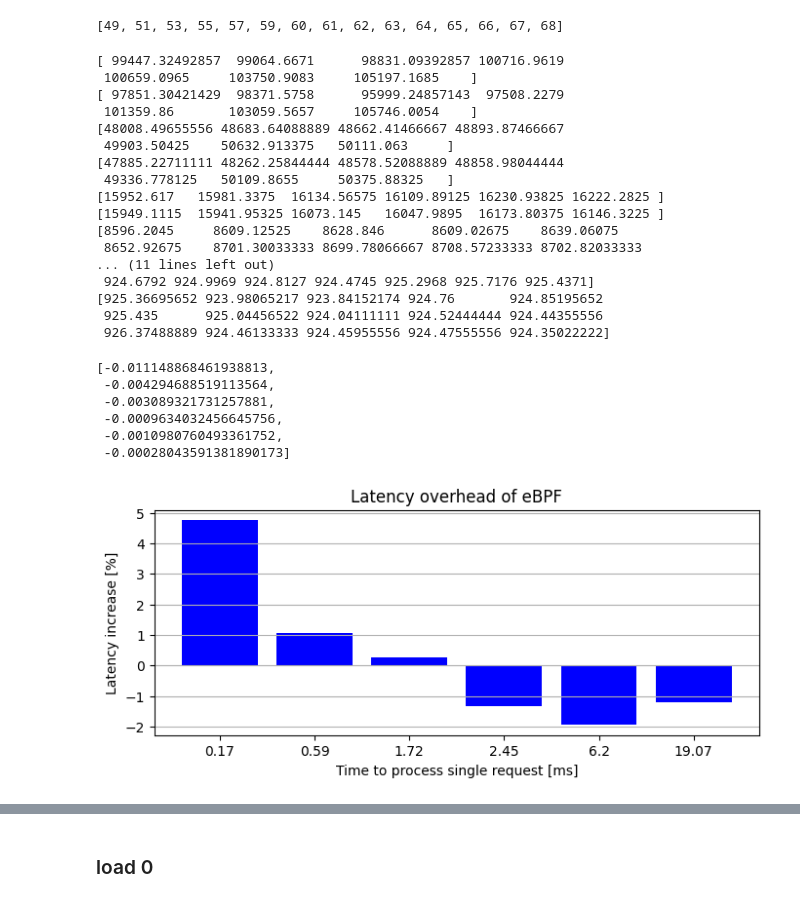
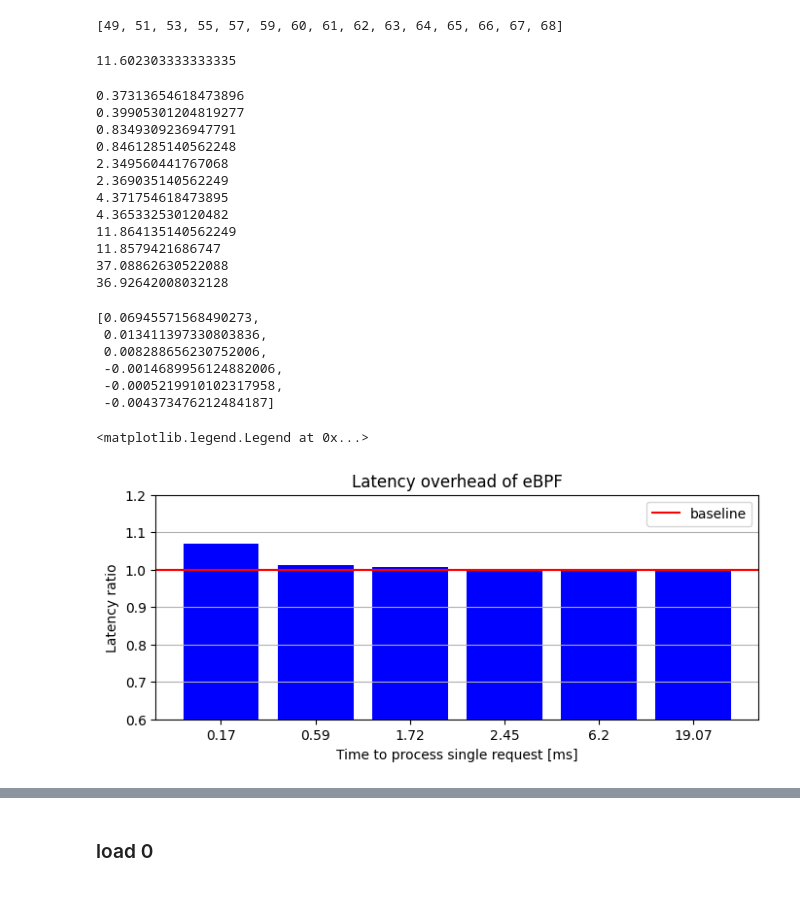
Before and after one commit to giulio-sido/bombardier, a Jupyter notebook: plot_bench.ipynb, the cells around one changed output, grey strips where cells are left out. Cells and saved outputs as stored; diff of their text form; code cells hidden in the pictures.

```diff
--- a/plot_bench.ipynb
+++ b/plot_bench.ipynb
@@ -55,11 +69,11 @@ for test in TEST_LIST1:
     ebpf_rate = list()
     for conn in CONN_LIST1:
     # for conn in [1]:
-        df = pd.read_csv(f"{FOLDER}{test}{conn}.csv", index_col=None, header=None, names=COLUMNS)
+        df = pd.read_csv(f"{FOLDER}{test}{conn}.csv", index_col=None, header=None, names=COLUMNS).iloc[-498:]
         # print(df.describe())
         row = df.median()
         row = df.mean()
-        df_ebpf = pd.read_csv(f"{FOLDER}ebpf-{test}{conn}.csv", index_col=None, header=None, names=COLUMNS)
+        df_ebpf = pd.read_csv(f"{FOLDER}ebpf-{test}{conn}.csv", index_col=None, header=None, names=COLUMNS).iloc[-498:]
         row_ebpf = df_ebpf.median()
         row_ebpf = df_ebpf.mean()
         lat_increase = row_ebpf["latency"]
@@ -84,9 +98,9 @@ for test in TEST_LIST2:
     ebpf_lat = list()
     ebpf_rate = list()
     for conn in CONN_LIST:
-        df = pd.read_csv(f"{FOLDER}{test}{conn}.csv", index_col=None, header=None, names=COLUMNS)
+        df = pd.read_csv(f"{FOLDER}{test}{conn}.csv", index_col=None, header=None, names=COLUMNS).iloc[-498:]
         row = df.mean()
-        df_ebpf = pd.read_csv(f"{FOLDER}ebpf-{test}{conn}.csv", index_col=None, header=None, names=COLUMNS)
+        df_ebpf = pd.read_csv(f"{FOLDER}ebpf-{test}{conn}.csv", index_col=None, header=None, names=COLUMNS).iloc[-498:]
         row_ebpf = df_ebpf.mean()
         lat_increase = row_ebpf["latency"]
         rate_decrease = row_ebpf["rate"]
@@ -106,20 +120,24 @@ index_list = [CONN_LIST1.index(i) for i in RATE_RANGES[test]]
 index_list
 # %% [output]
 [49, 51, 53, 55, 57, 59, 60, 61, 62, 63, 64, 65, 66, 67, 68]
+# %%
+results2["5-"]["latencies"][20]
+# %% [output]
+11.602303333333335
 # %%
 lat_diff = list()
 lat_diff_perc = list()
 rate_diff = list()
 rate_diff_perc = list()
 for test in TEST_LIST2:
-    lat = np.array(results2[test]["latencies"][:40])
-    ebpf_lat = np.array(results2[test]["ebpf_latencies"][:40])
+    lat = np.array(results2[test]["latencies"][19])
+    ebpf_lat = np.array(results2[test]["ebpf_latencies"][19])
 
     index_list = [CONN_LIST1.index(i) for i in RATE_RANGES[test]]
     rate = np.array([results2[test]["rates"][i] for i in index_list])
     ebpf_rate = np.array([results2[test]["ebpf_rates"][i] for i in index_list])
-    print(rate)
-    print(ebpf_rate)
+    print(lat)
+    print(ebpf_lat)
 
     diff = np.subtract(ebpf_lat, lat)
     diff_perc = np.divide(diff, lat)
@@ -131,41 +149,41 @@ for test in TEST_LIST2:
     rate_diff.append(diff.mean())
     rate_diff_perc.append(diff_perc.mean())
 
-rate_diff_perc
+lat_diff_perc
 # %% [output]
-[ 99447.32492857  99064.6671      98831.09392857 100716.9619
- 100659.0965     103750.9083     105197.1685    ]
-[ 97851.30421429  98371.5758      95999.24857143  97508.2279
- 101359.86       103059.5657     105746.0054    ]
-[48008.49655556 48683.64088889 48662.41466667 48893.87466667
- 49903.50425    50632.913375   50111.063     ]
-[47885.22711111 48262.25844444 48578.52088889 48858.98044444
- 49336.778125   50109.8655     50375.88325   ]
-[15952.617   15981.3375  16134.56575 16109.89125 16230.93825 16222.2825 ]
-[15949.1115  15941.95325 16073.145   16047.9895  16173.80375 16146.3225 ]
-[8596.2045     8609.12525    8628.846      8609.02675    8639.06075
- 8652.92675    8701.30033333 8699.78066667 8708.57233333 8702.82033333
-... (11 lines left out)
- 924.6792 924.9969 924.8127 924.4745 925.2968 925.7176 925.4371]
-[925.36695652 923.98065217 923.84152174 924.76       924.85195652
- 925.435      925.04456522 924.04111111 924.52444444 924.44355556
- 926.37488889 924.46133333 924.45955556 924.47555556 924.35022222]
+0.37313654618473896
+0.39905301204819277
+0.8349309236947791
+0.8461285140562248
+2.349560441767068
+2.369035140562249
+4.371754618473895
+4.365332530120482
+11.864135140562249
+11.8579421686747
+37.08862630522088
+36.92642008032128
-[-0.011148868461938813,
- -0.004294688519113564,
- -0.003089321731257881,
- -0.0009634032456645756,
- -0.0010980760493361752,
- -0.00028043591381890173]
+[0.06945571568490273,
+ 0.013411397330803836,
+ 0.008288656230752006,
+ -0.0014689956124882006,
+ -0.0005219910102317958,
+ -0.004373476212484187]
 # %%
 fig, ax = plt.subplots(figsize=(8,3))
-ax.set_ylabel("Latency increase [%]")
-ax.bar([*range(6)], np.multiply(lat_diff_perc, 100), color="b")
+ax.set_ylabel("Latency ratio")
+# ax.bar([*range(6)], np.multiply(lat_diff_perc, 100), color="b")
+ax.axhline(y=1, color='r', linestyle='-')
+ax.bar([*range(6)], np.add(lat_diff_perc, 1), color="b")
 
+ax.set_ylim(0.6, 1.2)
 ax.set_xlabel("Time to process single request [ms]")
 ax.set_title("Latency overhead of eBPF")
 ax.set_xticklabels([0.17, 0.17, 0.59, 1.72, 2.45, 6.20, 19.07])
 ax.grid(axis="y")
+ax.legend(["baseline"])
 # %% [output]
+<matplotlib.legend.Legend at 0x...>
-[figure, old version]
+[figure, new version]
 # %%
 fig, ax = plt.subplots(figsize=(8,3))
```
Also changed, not shown: parts of 5 cells of this notebook, 14 other files.
